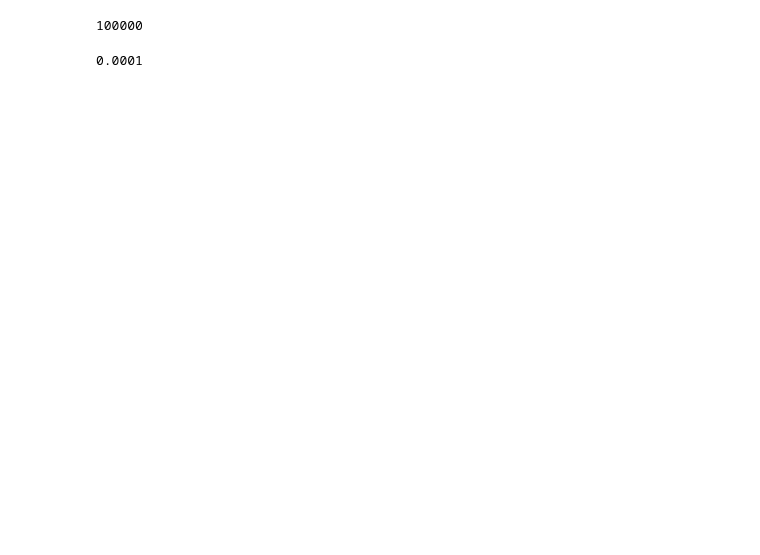
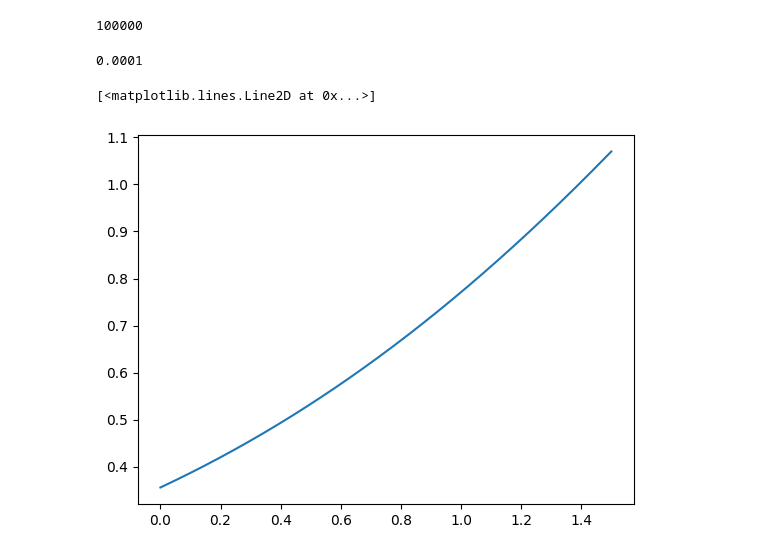
Before and after one commit to GrantMcConachie/interaction_rule_gnn, a Jupyter notebook: notebooks/scratch.ipynb, the cells around one changed output. Saved outputs shown, nothing was run; the diff lists cells and outputs as text; code cells hidden in the pictures; blank space fills up the shorter version.

```diff
--- a/notebooks/scratch.ipynb
+++ b/notebooks/scratch.ipynb
@@ -11,3 +11,16 @@ len(dat)
 dat[0].dt
 # %% [output]
 0.0001
+# %%
+import numpy as np
+import matplotlib.pyplot as plt
+force = []
+pos_norm = np.linspace(0, 1.5, 1000)
+k = 1
+for i in pos_norm:
+    force.append(np.logaddexp(0, k * (i - 0.85)) / k)
+
+plt.plot(pos_norm, force)
+# %% [output]
+[<matplotlib.lines.Line2D at 0x...>]
+[figure, added]
```
Also changed, not shown: 4 other files.
